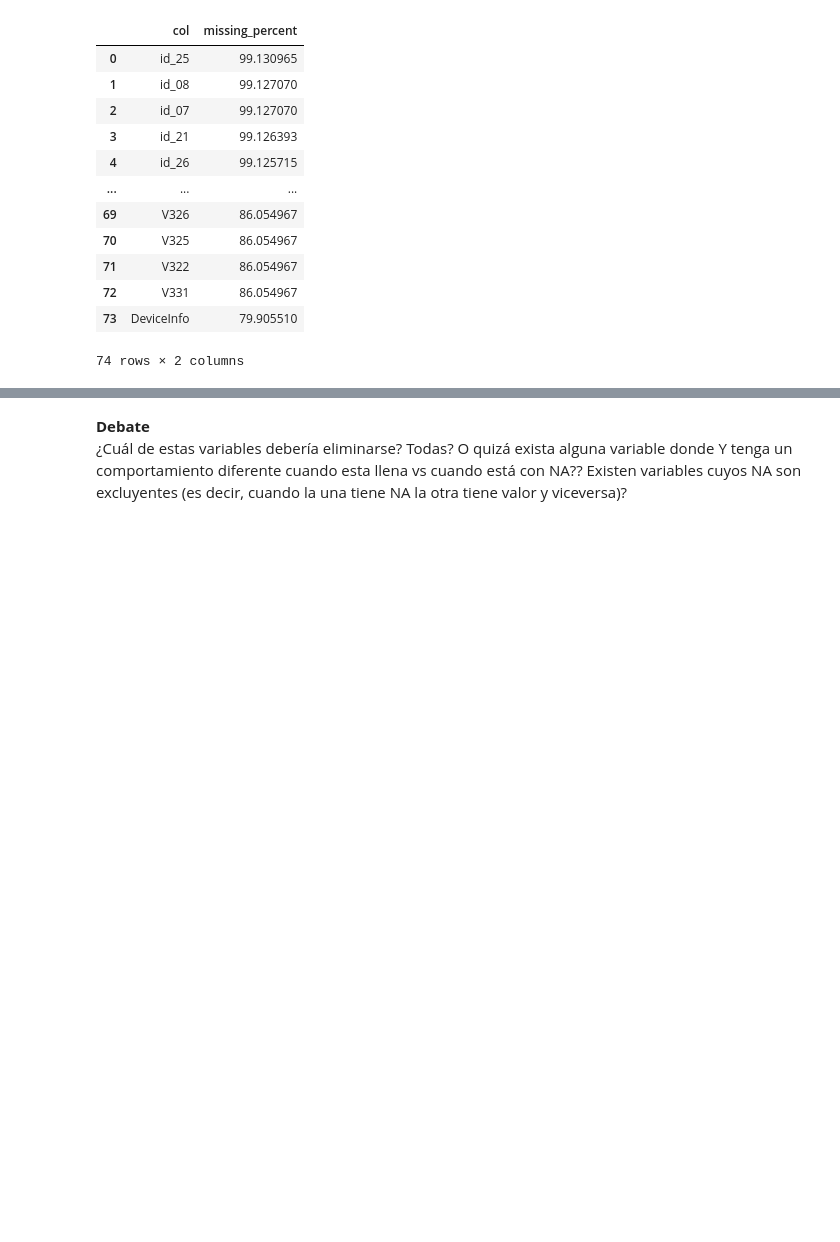
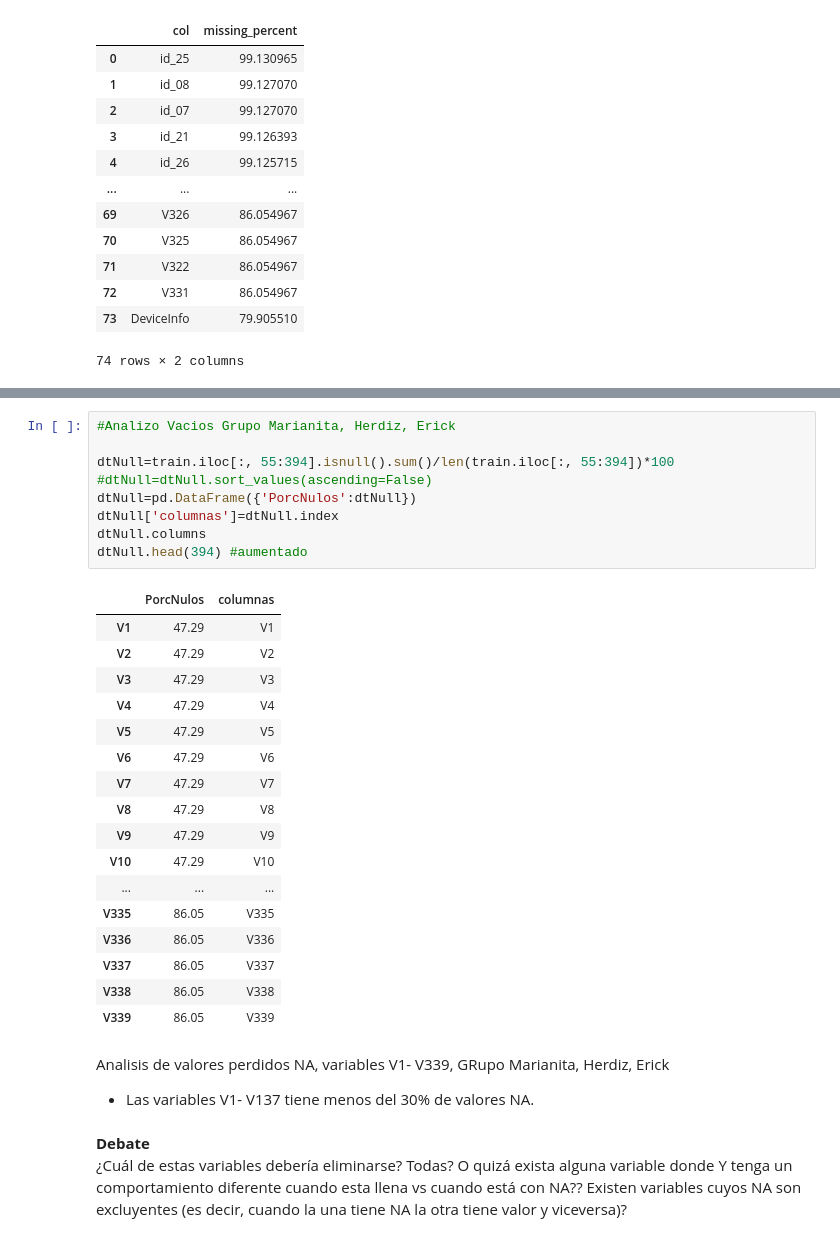
Before and after one commit to nestormontano/PrDS_2023_01_IEEE_Deteccion_Fraude, a Jupyter notebook: Scripts/IEEE_Deteccion_Fraude__EDA.ipynb, the cells around one changed output, grey strips where cells are left out. Saved outputs shown, nothing was run; the diff lists cells and outputs as text; blank space fills up the shorter version.

```diff
--- a/Scripts/IEEE_Deteccion_Fraude__EDA.ipynb
+++ b/Scripts/IEEE_Deteccion_Fraude__EDA.ipynb
@@ -586,3 +588,33 @@ print( wrapper.fill( str(
+# %%
+#Analizo Vacios Grupo Marianita, Herdiz, Erick
+
+dtNull=train.iloc[:, 55:394].isnull().sum()/len(train.iloc[:, 55:394])*100
+#dtNull=dtNull.sort_values(ascending=False)
+dtNull=pd.DataFrame({'PorcNulos':dtNull})
+dtNull['columnas']=dtNull.index
+dtNull.columns
+dtNull.head(394) #aumentado
+# %% [output]
+|  | PorcNulos | columnas |
+| V1 | 47.29 | V1 |
+| V2 | 47.29 | V2 |
+| V3 | 47.29 | V3 |
+| V4 | 47.29 | V4 |
+| V5 | 47.29 | V5 |
+| V6 | 47.29 | V6 |
+| V7 | 47.29 | V7 |
+| V8 | 47.29 | V8 |
+| V9 | 47.29 | V9 |
+| V10 | 47.29 | V10 |
+| ... | ... | ... |
+| V335 | 86.05 | V335 |
+| V336 | 86.05 | V336 |
+| V337 | 86.05 | V337 |
+| V338 | 86.05 | V338 |
+| V339 | 86.05 | V339 |
+# %% [markdown]
+Analisis de valores perdidos NA, variables V1- V339, GRupo Marianita, Herdiz, Erick
+* Las variables V1- V137 tiene menos del 30% de valores NA.
 # %% [markdown]
 **Debate**
 ¿Cuál de estas variables debería eliminarse? Todas? O quizá exista alguna variable donde Y tenga un comportamiento diferente cuando esta llena vs cuando está con NA?? Existen variables cuyos NA son excluyentes (es decir, cuando la una tiene NA la otra tiene valor y viceversa)?
```
Also changed, not shown: parts of 4 cells of this notebook.
